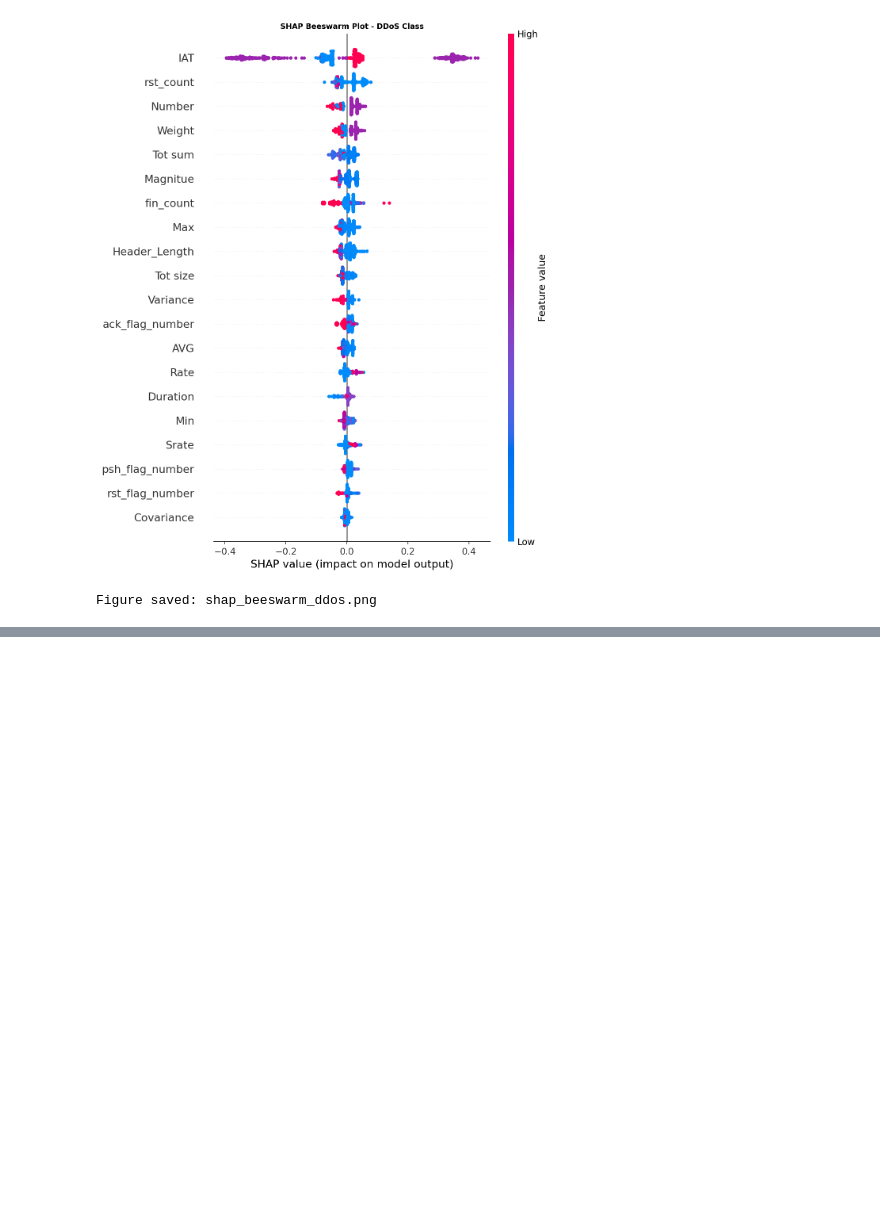
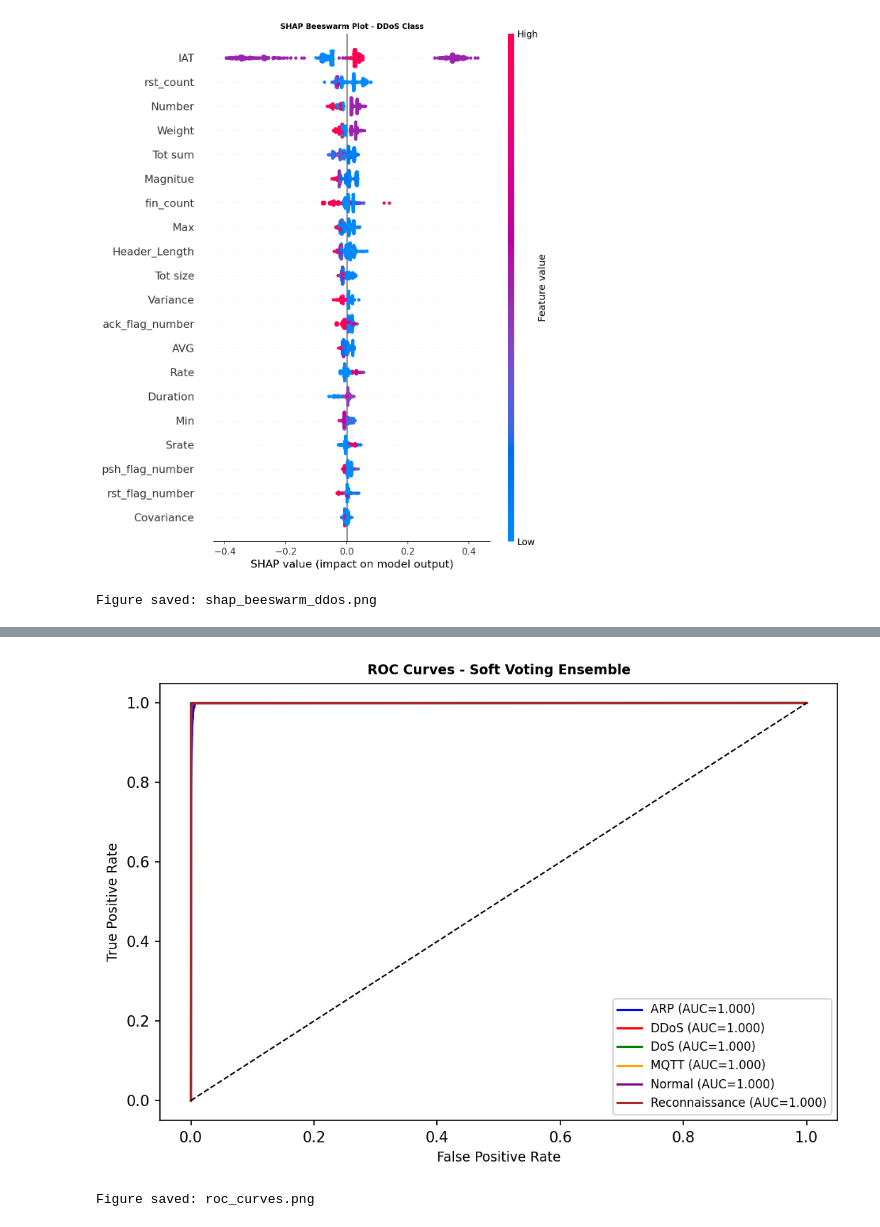
Before and after one commit to rahidparvez/iomt-attack-detection, a Jupyter notebook: IoMT_Attack_Detection_Paper.ipynb, the cells around one changed output, grey strips where cells are left out. Cells and saved outputs as stored; diff of their text form; code cells hidden in the pictures; blank space fills up the shorter version.

Commit message:
Soft voting 99.49% + ROC-AUC 1.0 + confusion matrix + inference time

```diff
--- a/IoMT_Attack_Detection_Paper.ipynb
+++ b/IoMT_Attack_Detection_Paper.ipynb
@@ -966,3 +980,67 @@ Figure saved: shap_summary.png
 Beeswarm shape: (1000, 45)
 [figure]
 Figure saved: shap_beeswarm_ddos.png
+# %%
+# =================================================================
+# Cell 18: Soft Voting Ensemble - Full Dataset + ROC-AUC
+# =================================================================
+
+from sklearn.metrics import roc_auc_score, roc_curve
+from sklearn.preprocessing import label_binarize
+
+print("Training Soft Voting Ensemble on Full Dataset...")
+print(f"Training samples: {len(X_full):,}")
+print("=" * 55)
+
+start = time.time()
+ensemble_soft = VotingClassifier(
+    estimators=[
+        ('dt', DecisionTreeClassifier(random_state=42)),
+        ('rf', RandomForestClassifier(n_estimators=100, random_state=42, n_jobs=-1)),
+        ('gb', GradientBoostingClassifier(n_estimators=100, random_state=42))
+    ],
+    voting='soft'
+)
+ensemble_soft.fit(X_full, y_full_encoded)
+train_time = time.time() - start
+
+y_pred_soft = ensemble_soft.predict(X_test_full)
+acc_soft = accuracy_score(y_test_full, y_pred_soft)
+
+print(f"Training Time  : {train_time/60:.2f} minutes")
+print(f"Accuracy       : {acc_soft*100:.2f}%")
+print("=" * 55)
+print(classification_report(y_test_full, y_pred_soft,
+                             target_names=le_full.classes_))
+
+# ROC-AUC Calculation
+y_prob_soft = ensemble_soft.predict_proba(X_test_full)
+y_test_bin = label_binarize(y_test_full, classes=range(len(le_full.classes_)))
+
+roc_auc_macro = roc_auc_score(y_test_bin, y_prob_soft,
+                               multi_class='ovr', average='macro')
+roc_auc_weighted = roc_auc_score(y_test_bin, y_prob_soft,
+                                  multi_class='ovr', average='weighted')
+
+print(f"Macro ROC-AUC    : {roc_auc_macro:.4f}")
+print(f"Weighted ROC-AUC : {roc_auc_weighted:.4f}")
+print("=" * 55)
+
+# ROC Curve Plot
+plt.figure(figsize=(7.16, 5))
+colors = ['blue', 'red', 'green', 'orange', 'purple', 'brown']
+for i, (cls, color) in enumerate(zip(le_full.classes_, colors)):
+    fpr, tpr, _ = roc_curve(y_test_bin[:, i], y_prob_soft[:, i])
+    auc = roc_auc_score(y_test_bin[:, i], y_prob_soft[:, i])
+    plt.plot(fpr, tpr, color=color, label=f'{cls} (AUC={auc:.3f})')
+
+plt.plot([0, 1], [0, 1], 'k--', linewidth=1)
+plt.xlabel('False Positive Rate', fontsize=9)
+plt.ylabel('True Positive Rate', fontsize=9)
+plt.title('ROC Curves - Soft Voting Ensemble', fontsize=9, fontweight='bold')
+plt.legend(loc='lower right', fontsize=8)
+plt.tight_layout()
+plt.savefig(os.path.join(save_path, 'roc_curves.png'), dpi=300, bbox_inches='tight')
+plt.show()
+print("Figure saved: roc_curves.png")
+# %% [output]
@@ -968,0 +1064,2 @@ Figure saved: shap_beeswarm_ddos.png
+[figure, added]
+Figure saved: roc_curves.png
```
Also changed, not shown: parts of 4 cells of this notebook, 2 other files.
